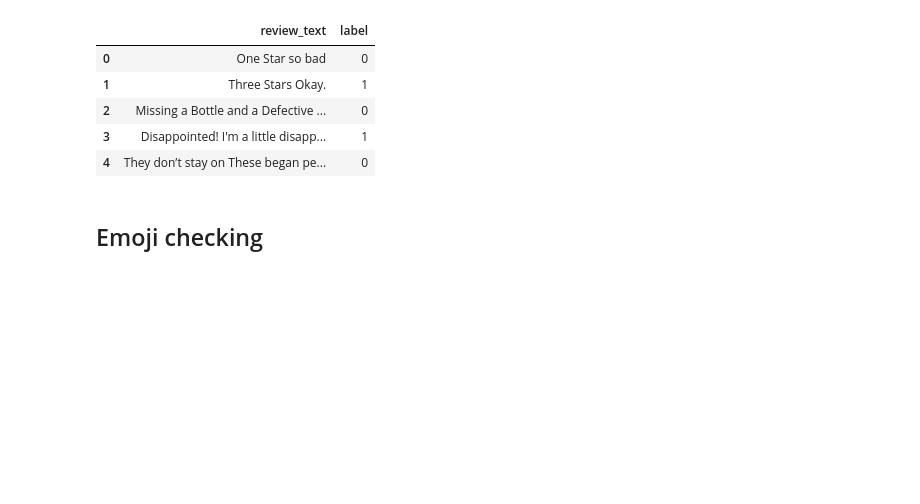
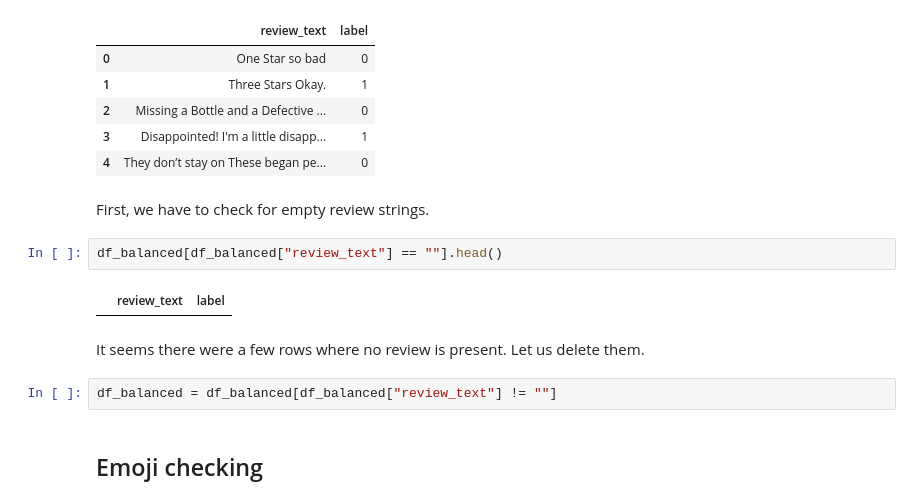
Before and after one commit to Za3tour420/Sentiment-Analysis-Amazon-Reviews-2023-All-Beauty, a Jupyter notebook: GenMinds_EDA_Notebook.ipynb, the cells around one changed output. Drawn from its saved outputs; the diff is of its cells as text; blank space fills up the shorter version.

```diff
--- a/GenMinds_EDA_Notebook.ipynb
+++ b/GenMinds_EDA_Notebook.ipynb
@@ -628,6 +669,16 @@ df_balanced.iloc[:5]
 | 2 | Missing a Bottle and a Defective ... | 0 |
 | 3 | Disappointed! I'm a little disapp... | 1 |
 | 4 | They don’t stay on These began pe... | 0 |
+# %% [markdown]
+First, we have to check for empty review strings.
+# %%
+df_balanced[df_balanced["review_text"] == ""].head()
+# %% [output]
+|  | review_text | label |
+# %% [markdown]
+It seems there were a few rows where no review is present. Let us delete them.
+# %%
+df_balanced = df_balanced[df_balanced["review_text"] != ""]
 # %% [markdown]
 ## Emoji checking
 # %% [markdown]
```
Also changed, not shown: parts of 24 cells of this notebook, 4 other files.
